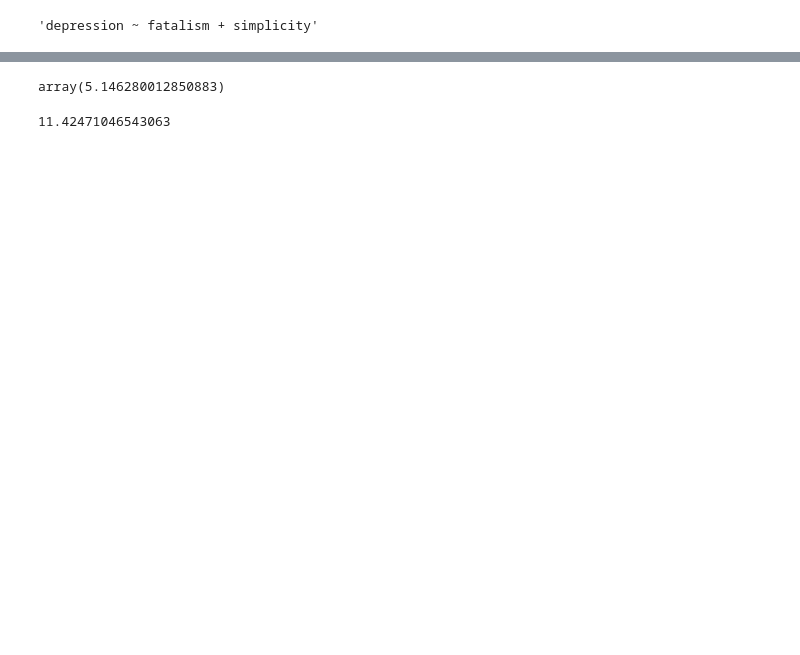
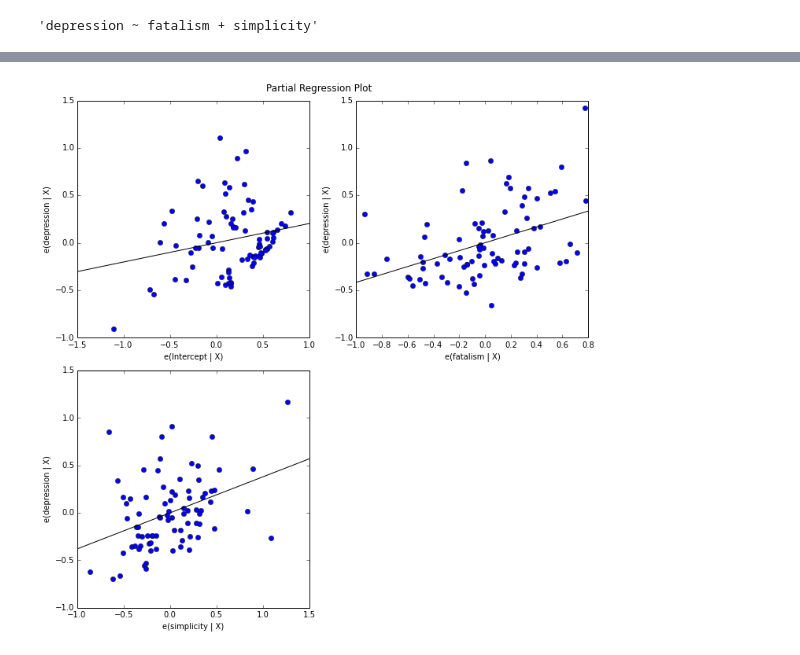
Before and after one commit to aschleg/IPython_Notebooks, a Jupyter notebook: Linear Regression with Python and Excel.ipynb, the cells around one changed output, grey strips where cells are left out. Drawn from its saved outputs; the diff is of its cells as text; code cells hidden in the pictures; blank space fills up the shorter version.

Commit message:
copy lr with python and excel notebook

```diff
--- a/Linear Regression with Python and Excel.ipynb
+++ b/Linear Regression with Python and Excel.ipynb
@@ -19,2 +48,2 @@ wb = Workbook('D:/Google_Drive/Google_Drive/Projects/Python_R_Data_Analysis/Pyth
 # %%
-data = pd.read_csv("D:/Google_Drive/Google_Drive/Projects/Python_R_Data_Analysis/Python/Ginzberg.csv")
+data_path = 'C:/Users/Aaron/Google_Drive/Projects/Python_R_Data_Analysis/Python/Ginzberg.csv'
@@ -34,0 +52,2 @@ Range("Data", "A1").value = data_ex
+# %%
+data = pd.read_csv(data_path)
@@ -81,12 +106,4 @@ params = pd.DataFrame(model.params)
 normality = sms.jarque_bera(model.resid)
 breush_pagan_hska = sms.het_breushpagan(model.resid, model.model.exog)
 harvey_collier = sms.linear_harvey_collier(model)
-# %%
-harvey_collier[0]
-# %% [output]
-array(5.146280012850883)
-# %%
-normality[0]
-# %% [output]
-11.42471046543063
 # %%
@@ -142,0 +160,5 @@ Range("P17").value = pvalues
+# %%
+fig = plt.figure(figsize=(10,10))
+fig = sm.graphics.plot_partregress_grid(model, fig=fig)
+# %% [output]
+[figure, added]
```
Also changed, not shown: parts of 27 cells of this notebook.
